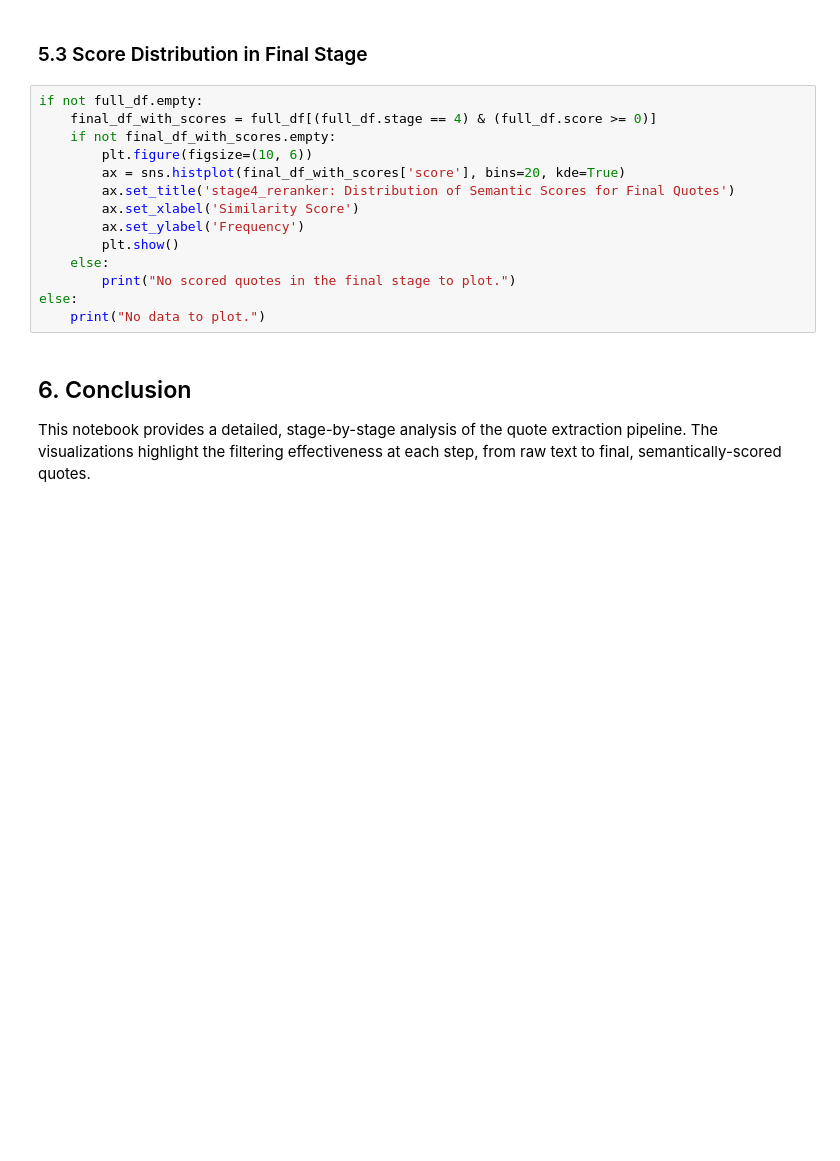
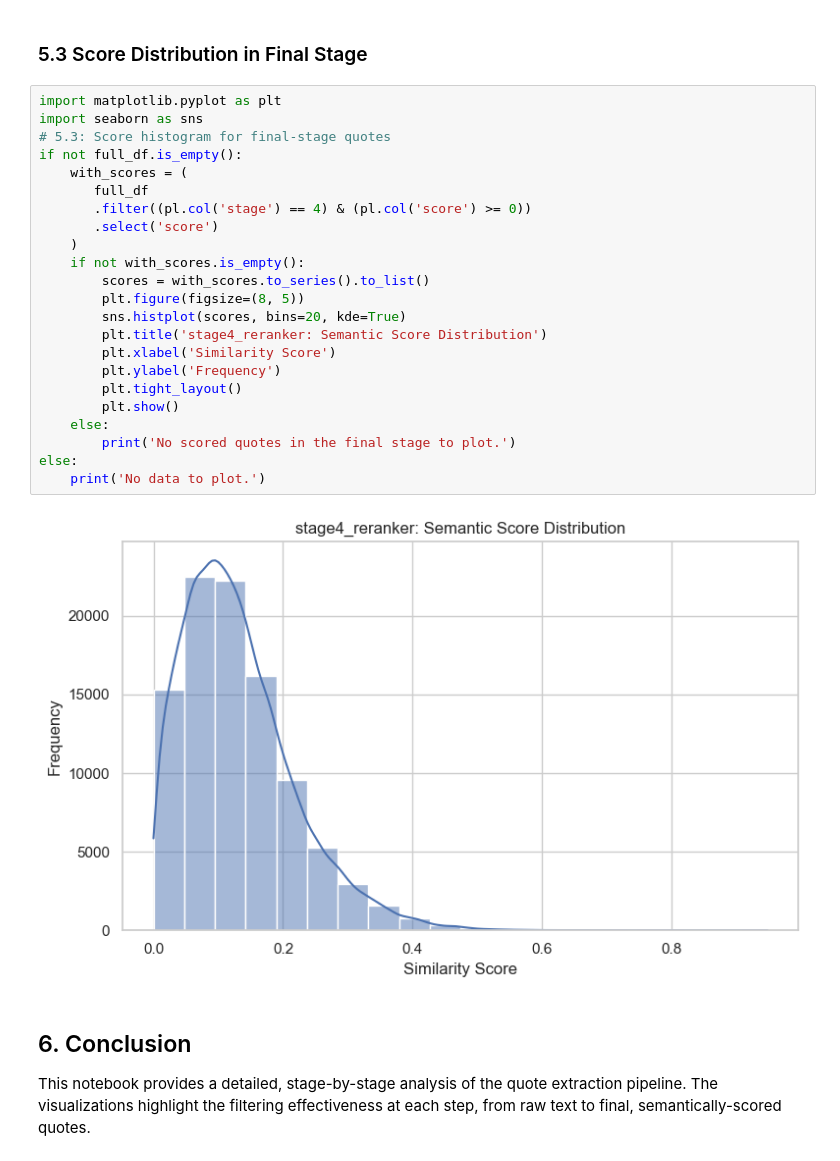
Before and after one commit to jakedugi/corp_speech_risk_dataset, a Jupyter notebook: notebooks/reports/pipeline_visualization.ipynb, the cells around one changed output. Saved outputs shown, nothing was run; the diff lists cells and outputs as text; blank space fills up the shorter version.

```diff
--- a/notebooks/reports/pipeline_visualization.ipynb
+++ b/notebooks/reports/pipeline_visualization.ipynb
@@ -139,19 +236,30 @@ else:
 # %% [markdown]
 ### 5.3 Score Distribution in Final Stage
 # %%
-if not full_df.empty:
-    final_df_with_scores = full_df[(full_df.stage == 4) & (full_df.score >= 0)]
-    if not final_df_with_scores.empty:
-        plt.figure(figsize=(10, 6))
-        ax = sns.histplot(final_df_with_scores['score'], bins=20, kde=True)
-        ax.set_title('stage4_reranker: Distribution of Semantic Scores for Final Quotes')
-        ax.set_xlabel('Similarity Score')
-        ax.set_ylabel('Frequency')
+import matplotlib.pyplot as plt
+import seaborn as sns
+# 5.3: Score histogram for final-stage quotes
+if not full_df.is_empty():
+    with_scores = (
+       full_df
+       .filter((pl.col('stage') == 4) & (pl.col('score') >= 0))
+       .select('score')
+    )
+    if not with_scores.is_empty():
+        scores = with_scores.to_series().to_list()
+        plt.figure(figsize=(8, 5))
+        sns.histplot(scores, bins=20, kde=True)
+        plt.title('stage4_reranker: Semantic Score Distribution')
+        plt.xlabel('Similarity Score')
+        plt.ylabel('Frequency')
+        plt.tight_layout()
         plt.show()
     else:
-        print("No scored quotes in the final stage to plot.")
+        print('No scored quotes in the final stage to plot.')
 else:
-    print("No data to plot.")
+    print('No data to plot.')
+# %% [output]
+[figure, added]
 # %% [markdown]
 ## 6. Conclusion
 
```
Also changed, not shown: parts of 13 cells of this notebook, 10 other files.
